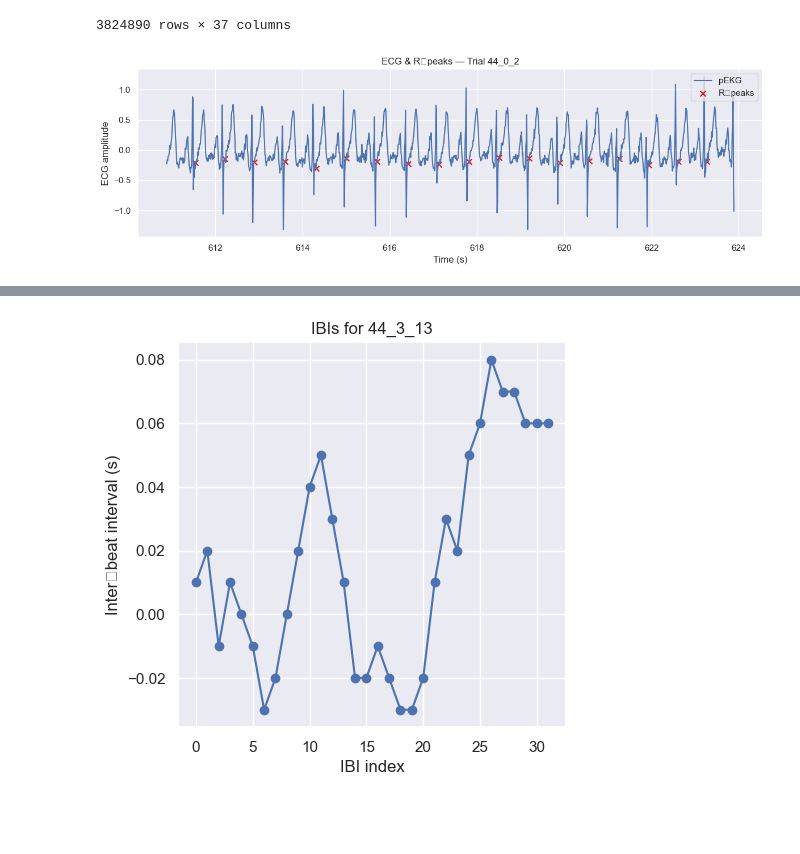
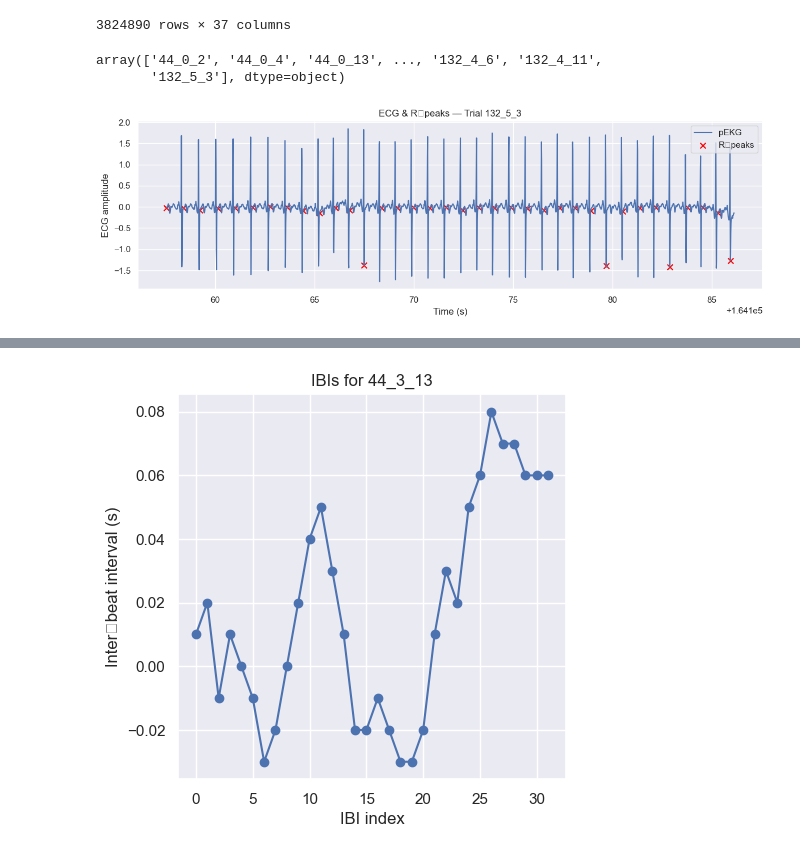
Before and after one commit to stelladongjz/Anticip_EKG_Analysis, a Jupyter notebook: Stella_AvAnt2025_AnalysisEKG_fromPreproc.ipynb, the cells around one changed output, grey strips where cells are left out. Saved outputs shown, nothing was run; the diff lists cells and outputs as text; code cells hidden in the pictures; blank space fills up the shorter version.

```diff
--- a/Stella_AvAnt2025_AnalysisEKG_fromPreproc.ipynb
+++ b/Stella_AvAnt2025_AnalysisEKG_fromPreproc.ipynb
@@ -88,8 +88,7 @@ def preprocess(delaydata):
         dataPart = delaydata[delaydata['partNum'] == participant].copy()
         time =dataPart['time'].values
         signal = dataPart.EKG.values
-        r_peaks = detectors.two_average_detector(signal) #r-peak detection for raw EKG data
-
+        r_peaks = detectors.pan_tompkins_detector(signal)
         peaks_mask = np.zeros_like(signal, dtype=bool)
         peaks_mask[r_peaks] = True
 
@@ -819,10 +818,15 @@ def plot_ecg_with_peaks(df, trial_id, signal_col='EKG'):
     plt.grid(True)
     plt.tight_layout()
     plt.show()
+# %%
+processed_stimInfo_scream['PART_trial'].unique()
+# %% [output]
+array(['44_0_2', '44_0_4', '44_0_13', ..., '132_4_6', '132_4_11',
+       '132_5_3'], dtype=object)
 # %%
-plot_ecg_with_peaks(processed_stimInfo_scream, '44_0_2', signal_col='pEKG')
+plot_ecg_with_peaks(processed_stimInfo_scream, '132_5_3', signal_col='pEKG')
 # %% [output]
-[figure, old version]
+[figure, new version]
 # %%
 info_scream_IBI = compute_IBI(processed_stimInfo_scream,baseline_IBI_stimInfo_scream)
 # %%
```
Also changed, not shown: parts of 6 cells of this notebook.
